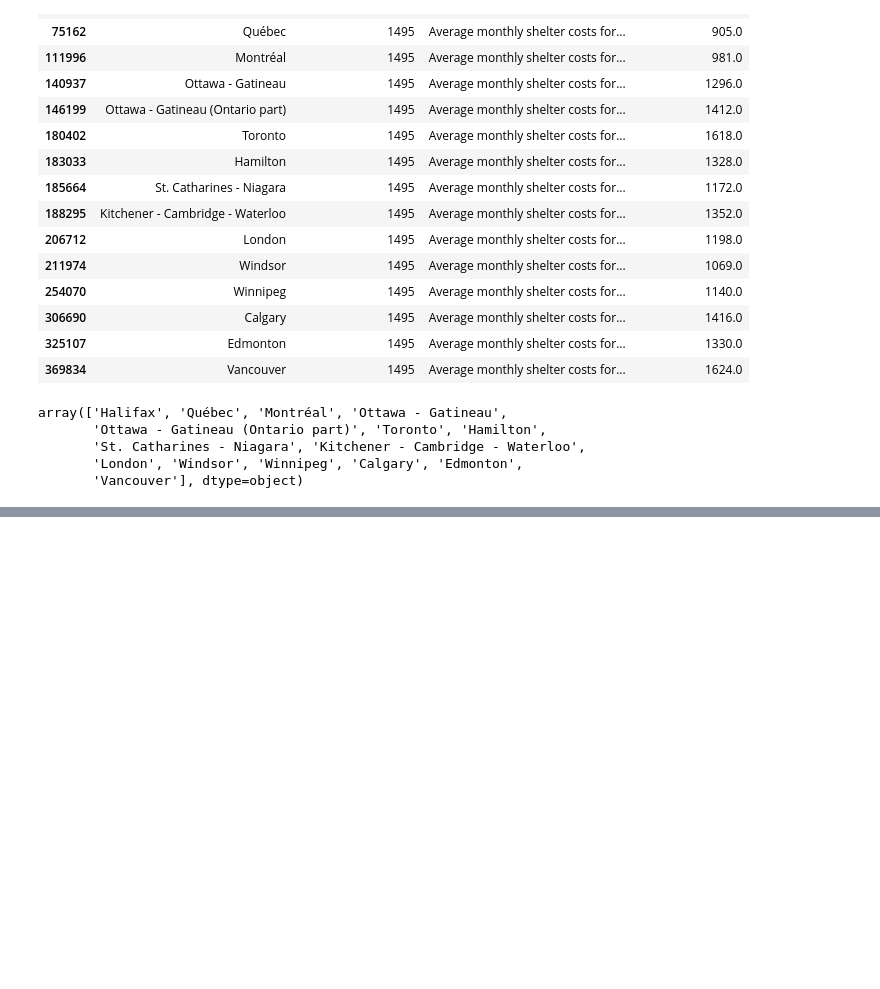
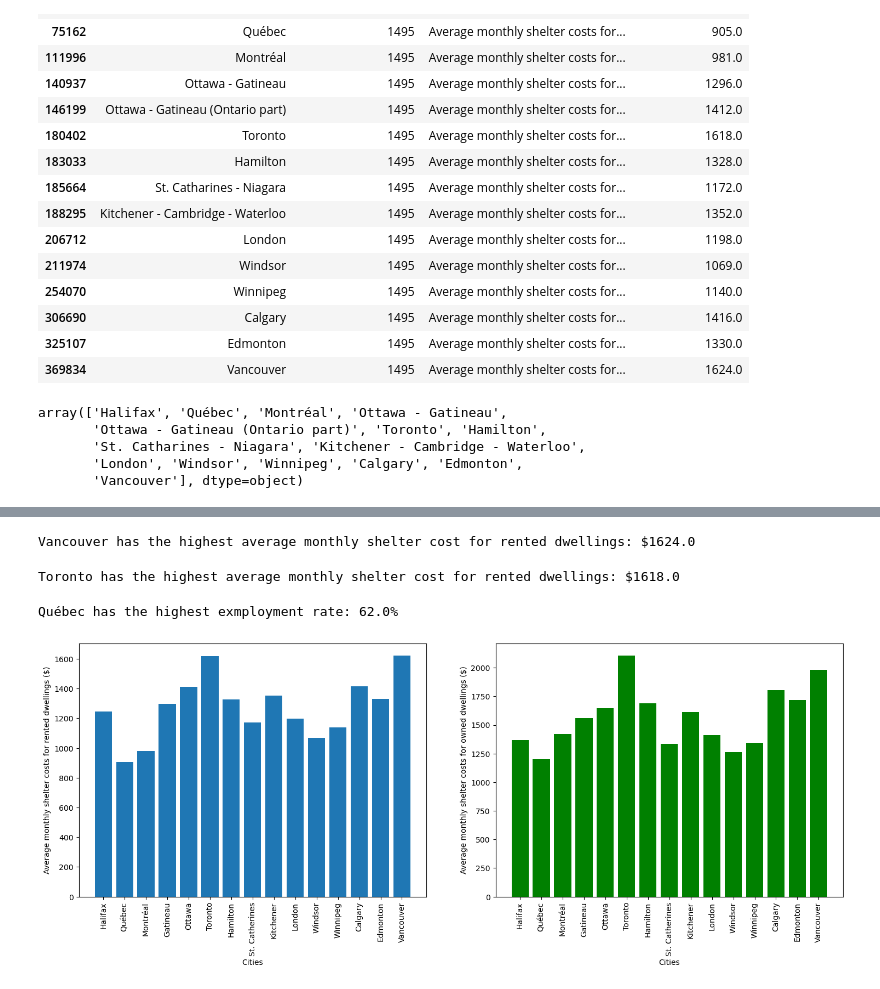
Before and after one commit to detmanski/Overview_Canada_Analysis, a Jupyter notebook: emp_and_shelter_cost.ipynb, the cells around one changed output, grey strips where cells are left out. Drawn from its saved outputs; the diff is of its cells as text; code cells hidden in the pictures; blank space fills up the shorter version.

Commit message:
added visualizations for shelter and employment

```diff
--- a/emp_and_shelter_cost.ipynb
+++ b/emp_and_shelter_cost.ipynb
@@ -221,3 +225,7 @@ shelter_and_emp_df
 | 14 | Vancouver | 1620.0 | 1980.0 | 1500.0 | 1624.0 | ... |
 # %%
 shelter_and_emp_df.to_csv("Output/shelter_and_emp_df.csv", index_label="City")
+# %%
+combined_data_path = "./Output/merged_data.csv"
+combined_data = pd.read_csv(combined_data_path)
+combined_data
@@ -223,0 +249,30 @@ shelter_and_emp_df.to_csv("Output/shelter_and_emp_df.csv", index_label="City")
+# %%
+highest_rent = combined_data.sort_values('Average monthly shelter costs for rented dwellings ($)', ascending=False).head(1)
+print(f"{highest_rent['Name'].loc[highest_rent.index[0]]} has the highest average monthly shelter cost for rented dwellings: ${highest_rent['Average monthly shelter costs for rented dwellings ($)'].loc[highest_rent.index[0]]}")
+# %% [output]
+Vancouver has the highest average monthly shelter cost for rented dwellings: $1624.0
+# %%
+highest_owned = combined_data.sort_values('Average monthly shelter costs for owned dwellings ($)', ascending=False).head(1)
+print(f"{highest_owned['Name'].loc[highest_owned.index[0]]} has the highest average monthly shelter cost for rented dwellings: ${highest_owned['Average monthly shelter costs for rented dwellings ($)'].loc[highest_owned.index[0]]}")
+# %% [output]
+Toronto has the highest average monthly shelter cost for rented dwellings: $1618.0
+# %%
+highest_emprate = combined_data.sort_values('Employment Rate (%)', ascending=False).head(1)
+print(f"{highest_emprate['Name'].loc[highest_emprate.index[0]]} has the highest exmployment rate: {highest_emprate['Employment Rate (%)'].loc[highest_emprate.index[0]]}%")
+# %% [output]
+Québec has the highest exmployment rate: 62.0%
+# %%
+fig, axs = plt.subplots(1,2, figsize=(18,6))
+axs[0].bar(combined_data['Name'], combined_data['Average monthly shelter costs for rented dwellings ($)'])
+axs[0].set_xlabel('Cities')
+axs[0].set_ylabel('Average monthly shelter costs for rented dwellings ($)')
+axs[0].tick_params(axis='x', labelrotation = 90)
+
+axs[1].bar(combined_data['Name'], combined_data['Average monthly shelter costs for owned dwellings ($)'], color='g')
+axs[1].set_xlabel('Cities')
+axs[1].set_ylabel('Average monthly shelter costs for owned dwellings ($)')
+axs[1].tick_params(axis='x', labelrotation = 90)
+
+plt.savefig('./Visualizations/shelter_bargraph.png')
+# %% [output]
+[figure, added]
```
Also changed, not shown: parts of 19 cells of this notebook, 2 other files.
